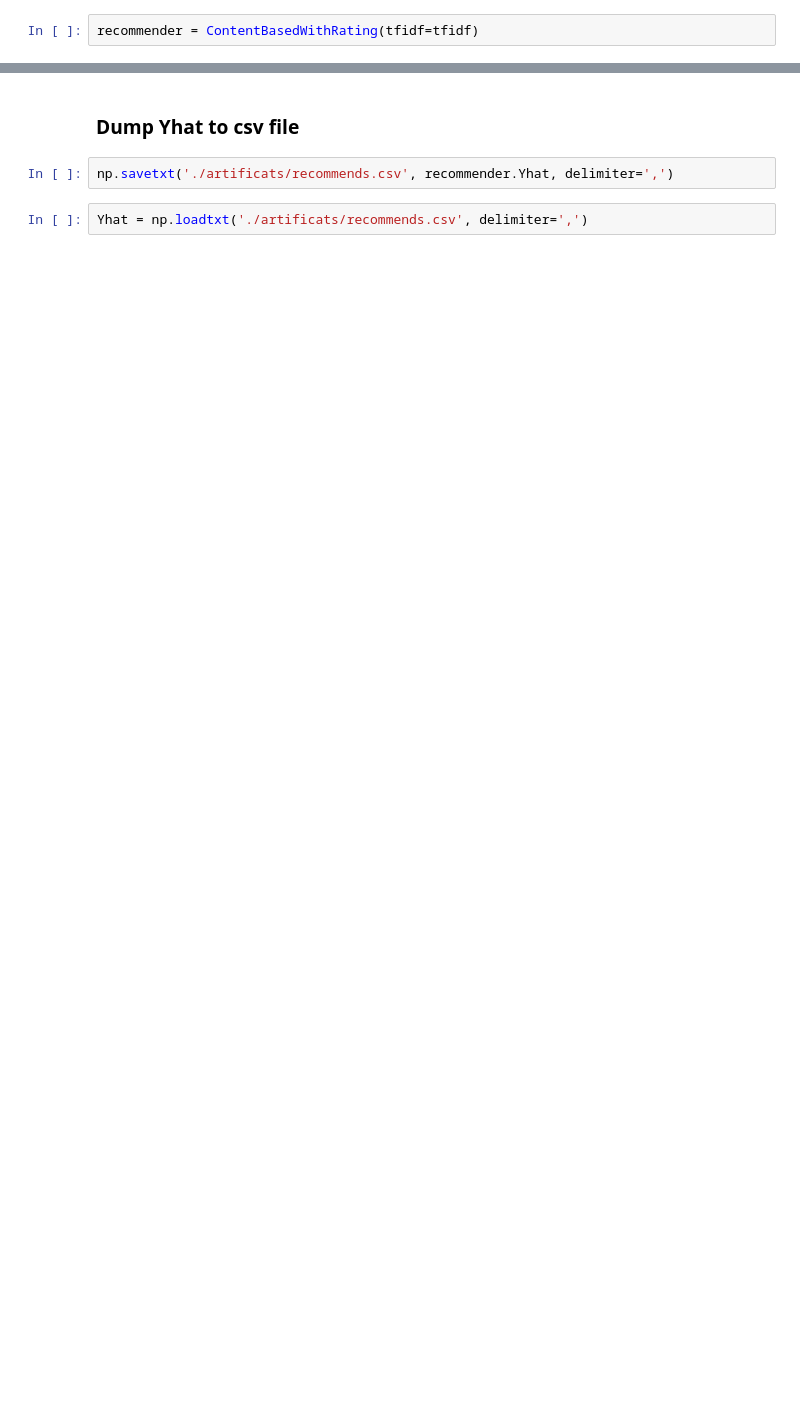
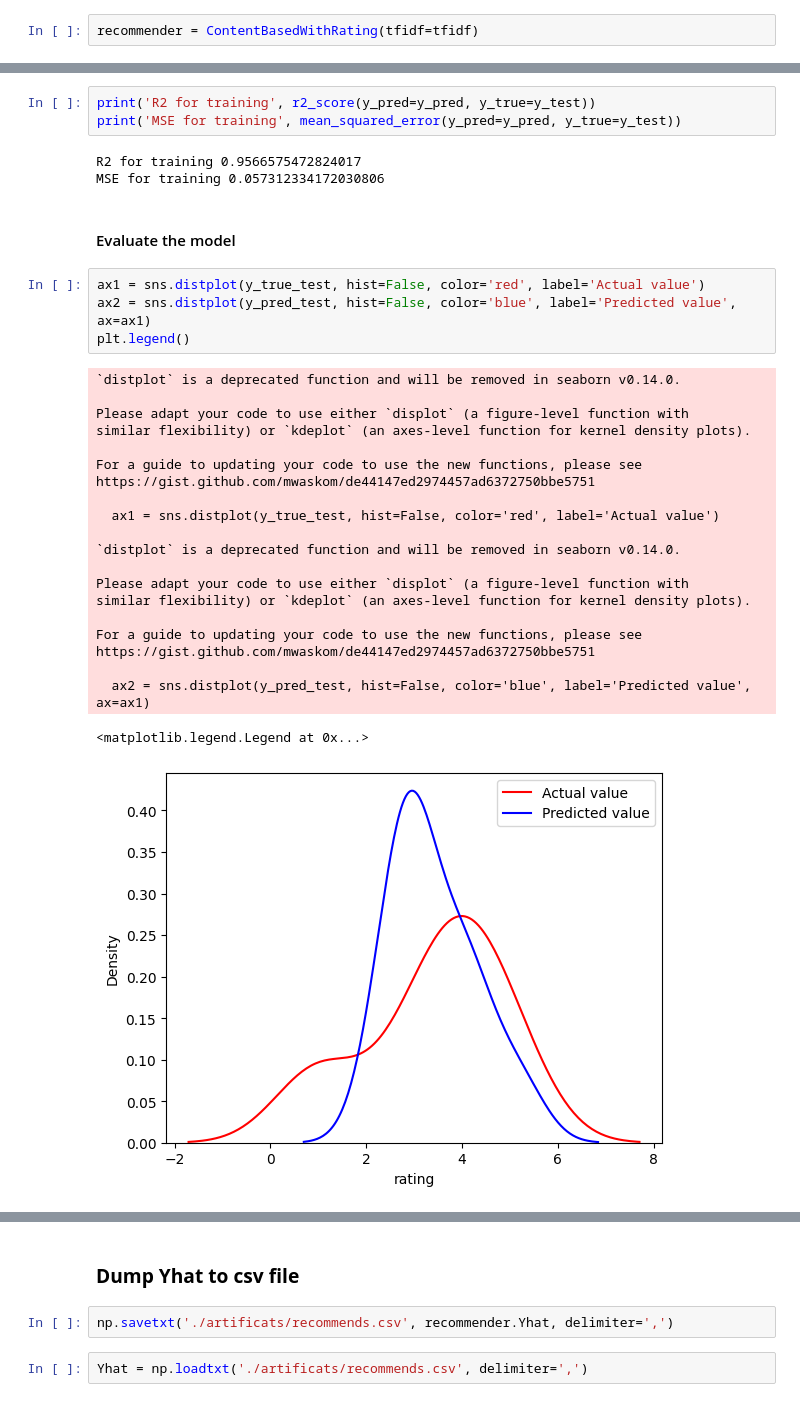
Before and after one commit to Narius2030/Recommendation-System, a Jupyter notebook: recommendsys-rating.ipynb, the cells around one changed output, grey strips where cells are left out. Cells and saved outputs as stored; diff of their text form; blank space fills up the shorter version.

Commit message:
feat: evaluate the output recommendation

```diff
--- a/recommendsys-rating.ipynb
+++ b/recommendsys-rating.ipynb
@@ -191 +249,35 @@ Predicted ratings: [4.13 3.44 4.13 2.8  3.53 4.13 4.44 4.14 3.83 3.1 ]
+# %%
+print('R2 for training', r2_score(y_pred=y_pred, y_true=y_test))
+print('MSE for training', mean_squared_error(y_pred=y_pred, y_true=y_test))
+# %% [output]
+R2 for training 0.9566575472824017
+MSE for training 0.057312334172030806
+# %% [markdown]
+#### Evaluate the model
+# %%
+ax1 = sns.distplot(y_true_test, hist=False, color='red', label='Actual value')
+ax2 = sns.distplot(y_pred_test, hist=False, color='blue', label='Predicted value', ax=ax1)
+plt.legend()
+# %% [output]
+`distplot` is a deprecated function and will be removed in seaborn v0.14.0.
+
+Please adapt your code to use either `displot` (a figure-level function with
+similar flexibility) or `kdeplot` (an axes-level function for kernel density plots).
+
+For a guide to updating your code to use the new functions, please see
+https://gist.github.com/mwaskom/de44147ed2974457ad6372750bbe5751
+
+  ax1 = sns.distplot(y_true_test, hist=False, color='red', label='Actual value')
+
+`distplot` is a deprecated function and will be removed in seaborn v0.14.0.
+
+Please adapt your code to use either `displot` (a figure-level function with
+similar flexibility) or `kdeplot` (an axes-level function for kernel density plots).
+
+For a guide to updating your code to use the new functions, please see
+https://gist.github.com/mwaskom/de44147ed2974457ad6372750bbe5751
+
+  ax2 = sns.distplot(y_pred_test, hist=False, color='blue', label='Predicted value', ax=ax1)
+<matplotlib.legend.Legend at 0x...>
+[figure, added]
 # %%
```
Also changed, not shown: parts of 20 cells of this notebook, 13 other files.
